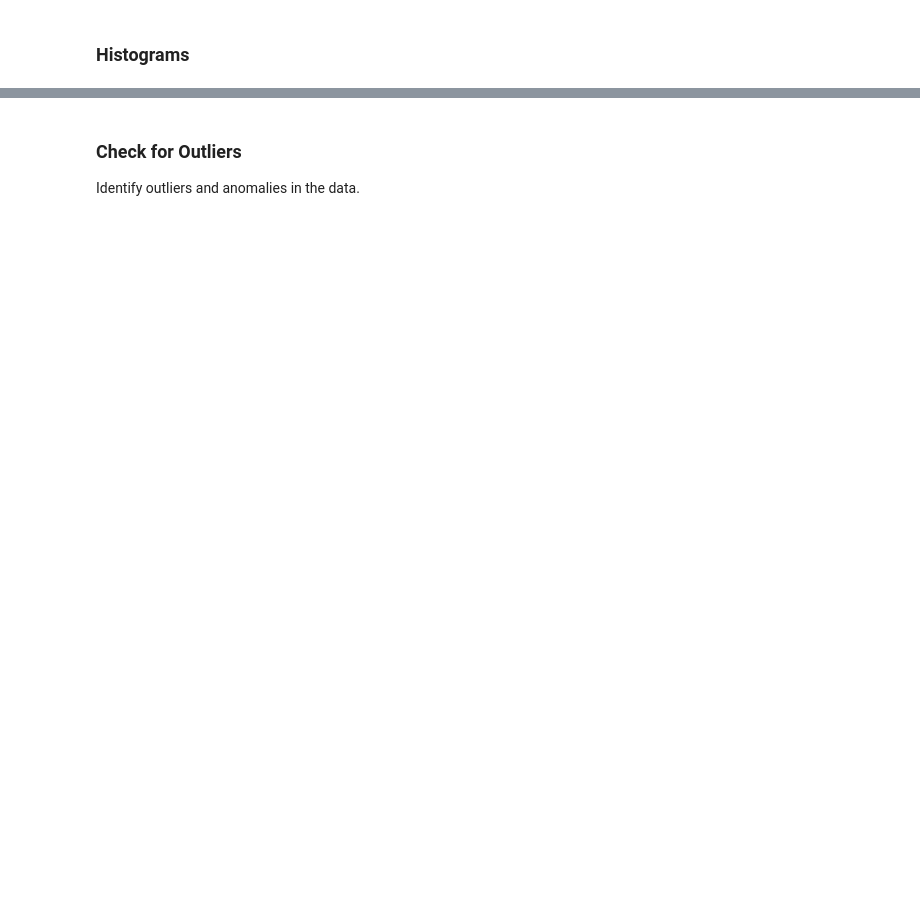
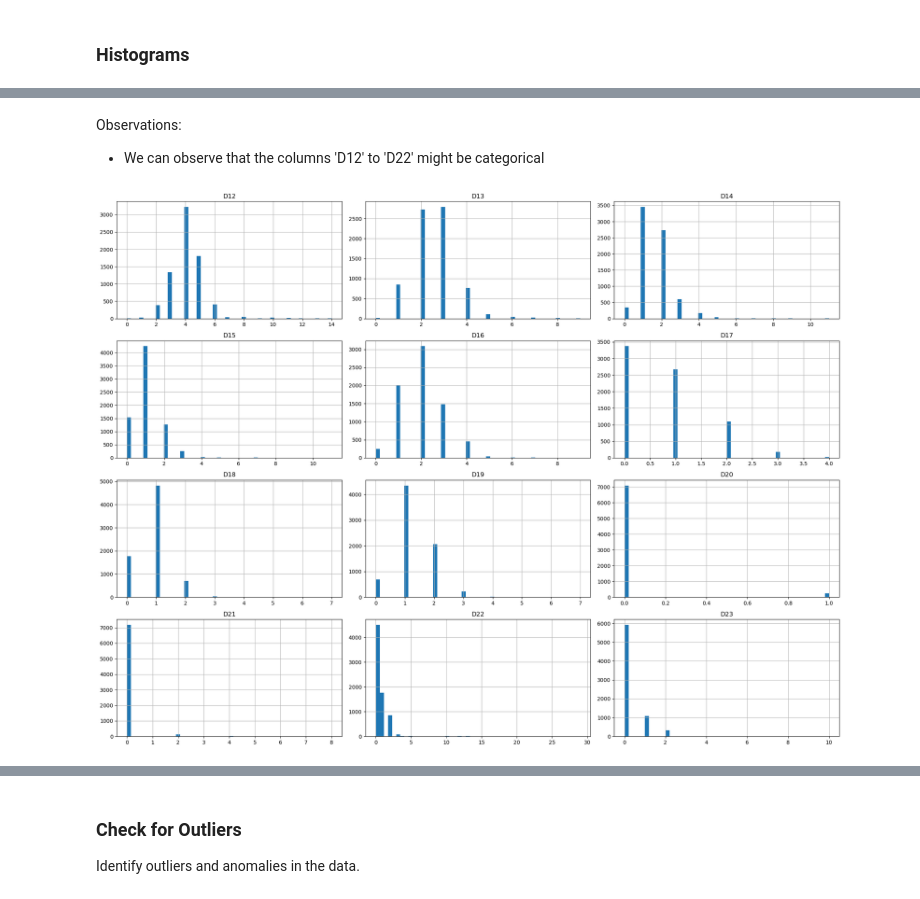
Before and after one commit to bodeborder/fcul-machine-learning, a Jupyter notebook: 3trabalho/AA_3rd_HomeAssignment_G33.ipynb, the cells around one changed output, grey strips where cells are left out. Saved outputs shown, nothing was run; the diff lists cells and outputs as text; code cells hidden in the pictures; blank space fills up the shorter version.

```diff
--- a/3trabalho/AA_3rd_HomeAssignment_G33.ipynb
+++ b/3trabalho/AA_3rd_HomeAssignment_G33.ipynb
@@ -96,0 +144,16 @@ KeyboardInterrupt:
+# %% [markdown]
+Observations:
+* We can observe that the columns 'D12' to 'D22' might be categorical
+# %%
+#select columns to plot
+columns_to_plot = ['D12', 'D13','D14','D15','D16','D17','D18','D19','D20','D21','D22','D23']
+
+fig, ax = plt.subplots(figsize=(20, 15))
+#ignore warnings
+w.filterwarnings('ignore')
+df_X_train_D[columns_to_plot].hist(ax=ax, bins=50)
+ax.set_title('Histogram of D12 to  D23 Features')
+plt.tight_layout()
+plt.show()
+# %% [output]
+[figure, added]
```
Also changed, not shown: parts of 22 cells of this notebook, 1 other file.
